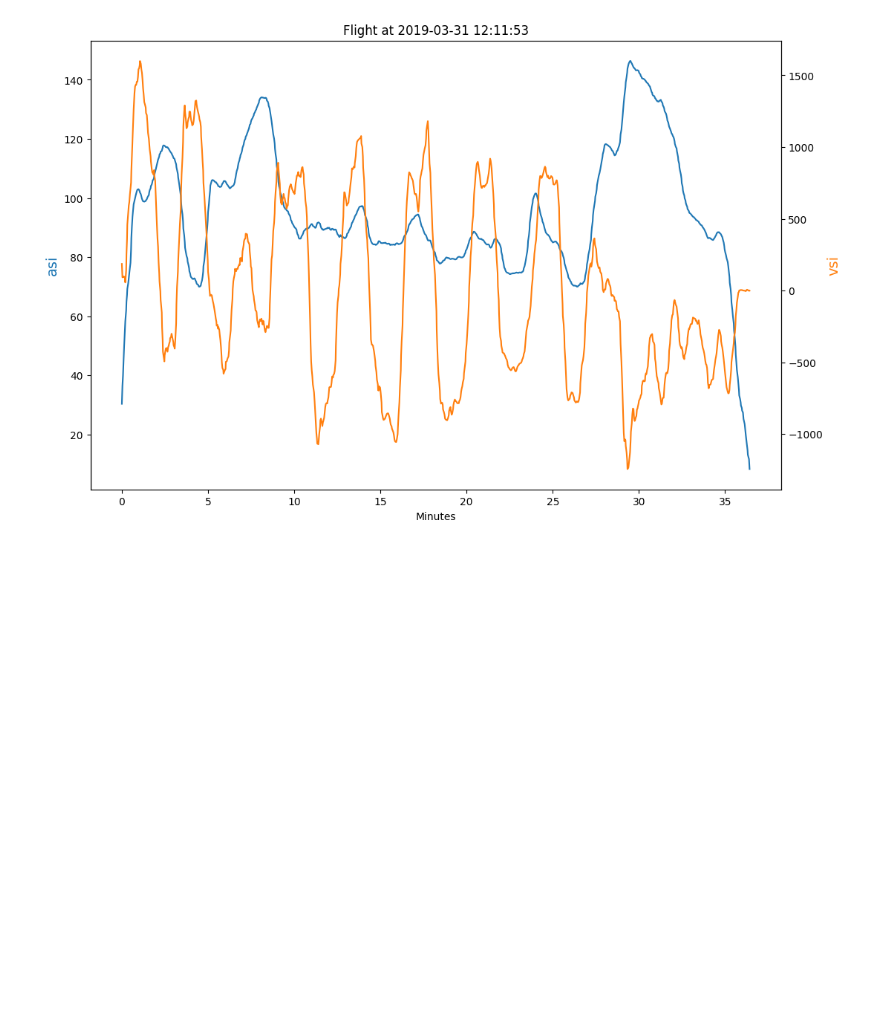
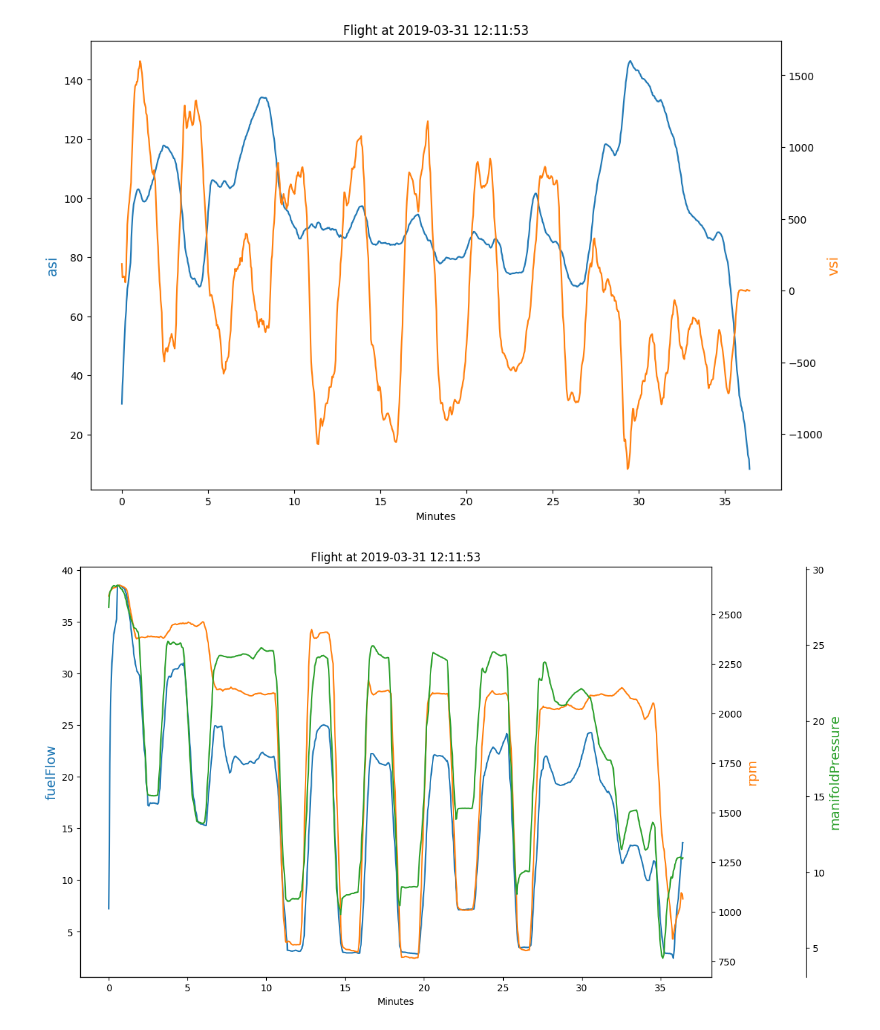
Before and after one commit to azemon/MglEfisPlotter, a Jupyter notebook: notebooks/2019-03-31/overview.ipynb, the cells around one changed output. Drawn from its saved outputs; the diff is of its cells as text; code cells hidden in the pictures; blank space fills up the shorter version.

Commit message:
redraw some graphs

```diff
--- a/notebooks/2019-03-31/overview.ipynb
+++ b/notebooks/2019-03-31/overview.ipynb
@@ -33,3 +33,7 @@ p = Plot(flights[1])
 p.plot2(['asi', 'vsi']).show()
 # %% [output]
 [figure]
+# %%
+p.plot2(['fuelFlow', 'rpm', 'manifoldPressure']).show()
+# %% [output]
+[figure, added]
```
Also changed, not shown: 1 other file.
